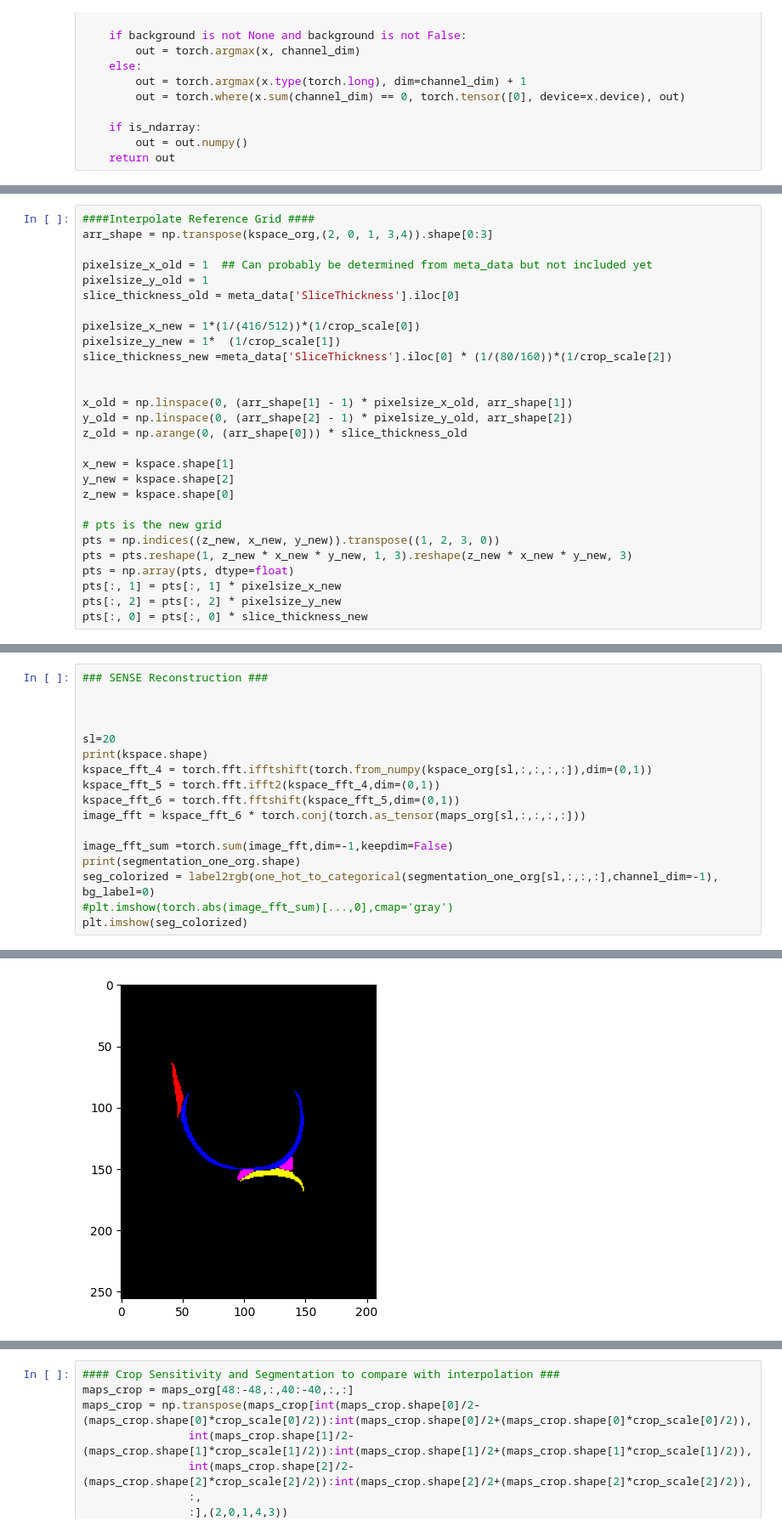
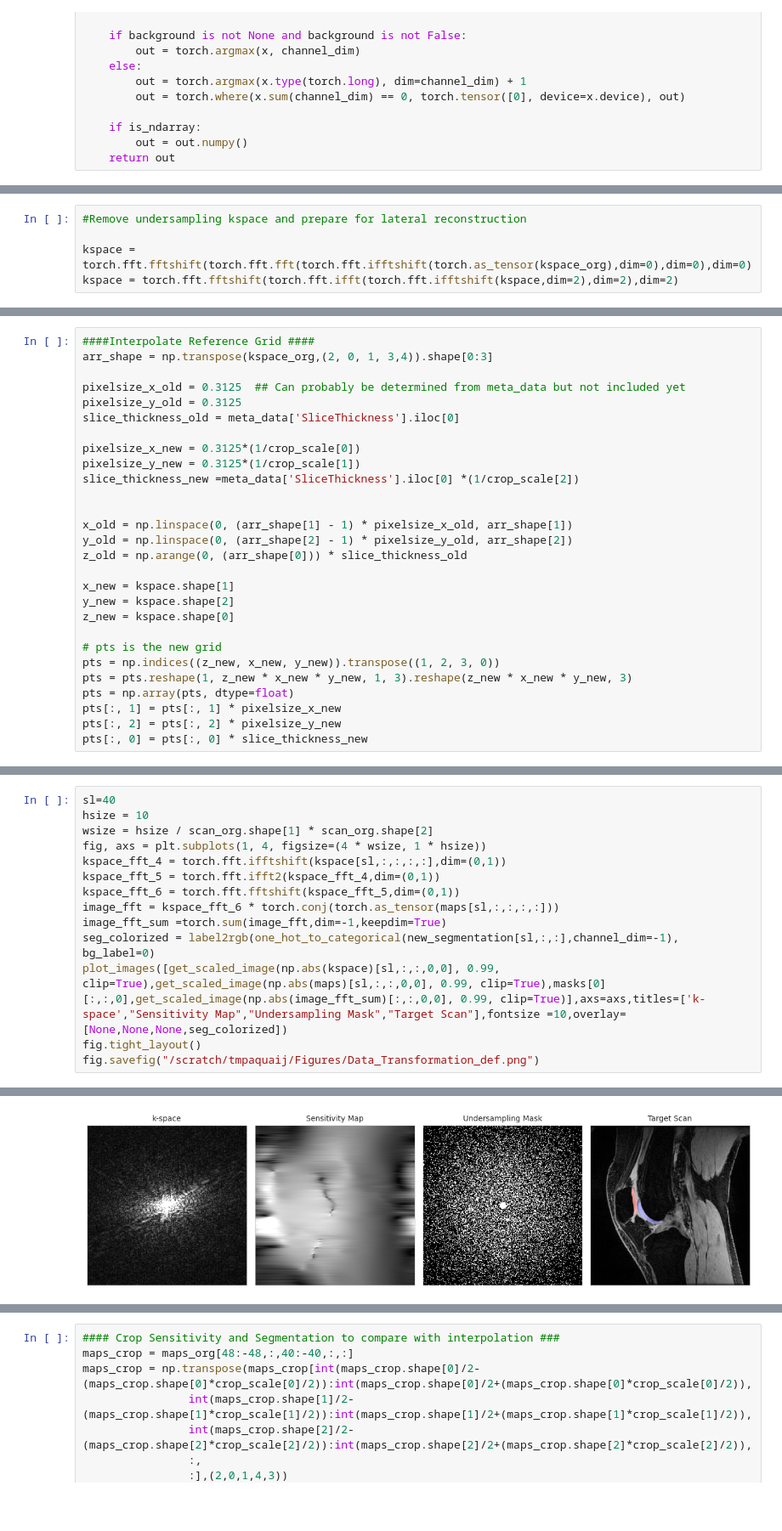
Before and after one commit to TimPaquaij/atommic, a Jupyter notebook: projects/MTL/rs/SKMTEA/visualize_preprocssing.ipynb, the cells around one changed output, grey strips where cells are left out. Shown at 85% size. Saved outputs shown, nothing was run; the diff lists cells and outputs as text; blank space fills up the shorter version.

```diff
--- a/projects/MTL/rs/SKMTEA/visualize_preprocssing.ipynb
+++ b/projects/MTL/rs/SKMTEA/visualize_preprocssing.ipynb
@@ -316,0 +317,5 @@ kspace = torch.fft.fft(torch.fft.ifftshift(torch.as_tensor(kspace_org),dim=0), d
+# %%
+#Remove undersampling kspace and prepare for lateral reconstruction
+
+kspace = torch.fft.fftshift(torch.fft.fft(torch.fft.ifftshift(torch.as_tensor(kspace_org),dim=0),dim=0),dim=0)
+kspace = torch.fft.fftshift(torch.fft.ifft(torch.fft.ifftshift(kspace,dim=2),dim=2),dim=2)
@@ -332,13 +347,13 @@ print(kspace.shape)
 ####Interpolate Reference Grid ####
 arr_shape = np.transpose(kspace_org,(2, 0, 1, 3,4)).shape[0:3]
 
-pixelsize_x_old = 1  ## Can probably be determined from meta_data but not included yet
-pixelsize_y_old = 1
+pixelsize_x_old = 0.3125  ## Can probably be determined from meta_data but not included yet
+pixelsize_y_old = 0.3125
 slice_thickness_old = meta_data['SliceThickness'].iloc[0]
 
-pixelsize_x_new = 1*(1/(416/512))*(1/crop_scale[0])
-pixelsize_y_new = 1*  (1/crop_scale[1])
-slice_thickness_new =meta_data['SliceThickness'].iloc[0] * (1/(80/160))*(1/crop_scale[2])
+pixelsize_x_new = 0.3125*(1/crop_scale[0])
+pixelsize_y_new = 0.3125*(1/crop_scale[1])
+slice_thickness_new =meta_data['SliceThickness'].iloc[0] *(1/crop_scale[2])
 
 
 x_old = np.linspace(0, (arr_shape[1] - 1) * pixelsize_x_old, arr_shape[1])
@@ -404,18 +460,15 @@ Interpolated all sensitivity coils (80, 416, 512, 1, 8)
 # %%
-### SENSE Reconstruction ###
-
-
-
-sl=20
-print(kspace.shape)
-kspace_fft_4 = torch.fft.ifftshift(torch.from_numpy(kspace_org[sl,:,:,:,:]),dim=(0,1))
+sl=40
+hsize = 10
+wsize = hsize / scan_org.shape[1] * scan_org.shape[2]
+fig, axs = plt.subplots(1, 4, figsize=(4 * wsize, 1 * hsize))
+kspace_fft_4 = torch.fft.ifftshift(kspace[sl,:,:,:,:],dim=(0,1))
 kspace_fft_5 = torch.fft.ifft2(kspace_fft_4,dim=(0,1))
 kspace_fft_6 = torch.fft.fftshift(kspace_fft_5,dim=(0,1))
-image_fft = kspace_fft_6 * torch.conj(torch.as_tensor(maps_org[sl,:,:,:,:]))
-
-image_fft_sum =torch.sum(image_fft,dim=-1,keepdim=False)
-print(segmentation_one_org.shape)
-seg_colorized = label2rgb(one_hot_to_categorical(segmentation_one_org[sl,:,:,:],channel_dim=-1), bg_label=0)
-#plt.imshow(torch.abs(image_fft_sum)[...,0],cmap='gray')
-plt.imshow(seg_colorized)
+image_fft = kspace_fft_6 * torch.conj(torch.as_tensor(maps[sl,:,:,:,:]))
+image_fft_sum =torch.sum(image_fft,dim=-1,keepdim=True)
+seg_colorized = label2rgb(one_hot_to_categorical(new_segmentation[sl,:,:],channel_dim=-1), bg_label=0)
+plot_images([get_scaled_image(np.abs(kspace)[sl,:,:,0,0], 0.99, clip=True),get_scaled_image(np.abs(maps)[sl,:,:,0,0], 0.99, clip=True),masks[0][:,:,0],get_scaled_image(np.abs(image_fft_sum)[:,:,0,0], 0.99, clip=True)],axs=axs,titles=['k-space',"Sensitivity Map","Undersampling Mask","Target Scan"],fontsize =10,overlay=[None,None,None,seg_colorized])
+fig.tight_layout()
+fig.savefig("/scratch/tmpaquaij/Figures/Data_Transformation_def.png")
 # %% [output]
@@ -425 +475 @@ torch.Size([512, 512, 160, 2, 8])
-[figure, old version]
+[figure, new version]
```
Also changed, not shown: parts of 18 cells of this notebook, 15 other files.
